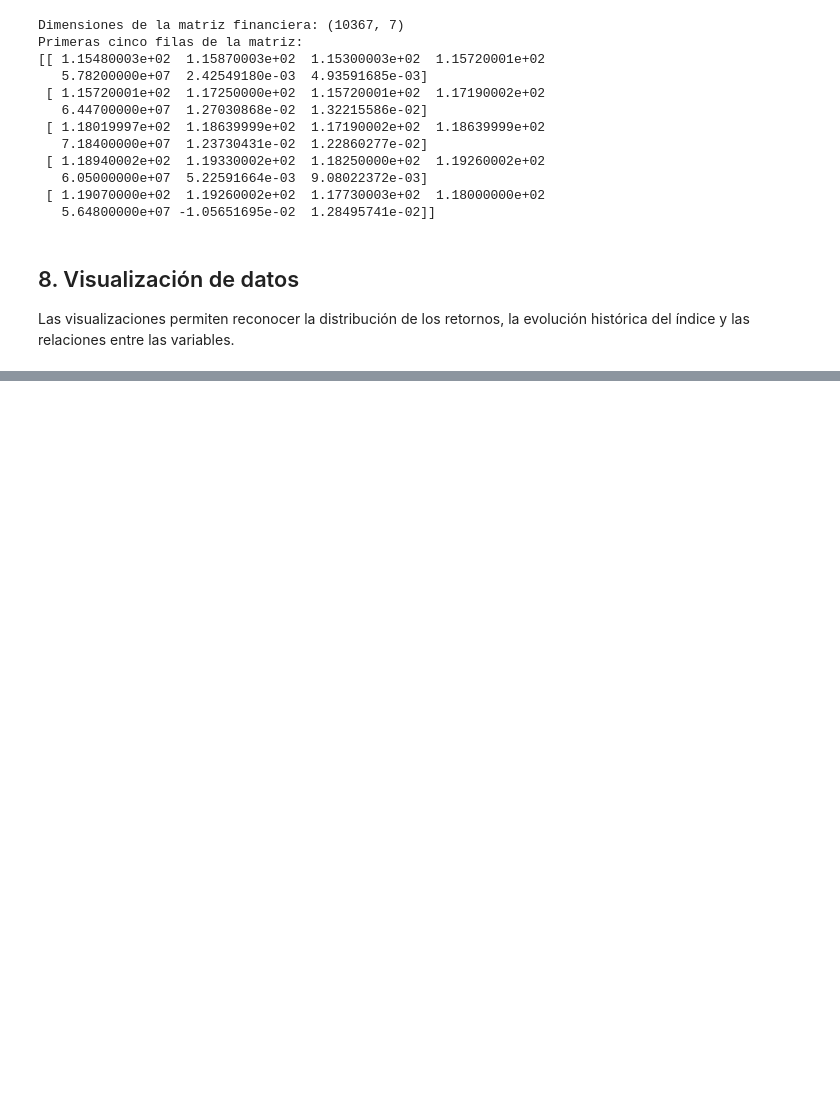
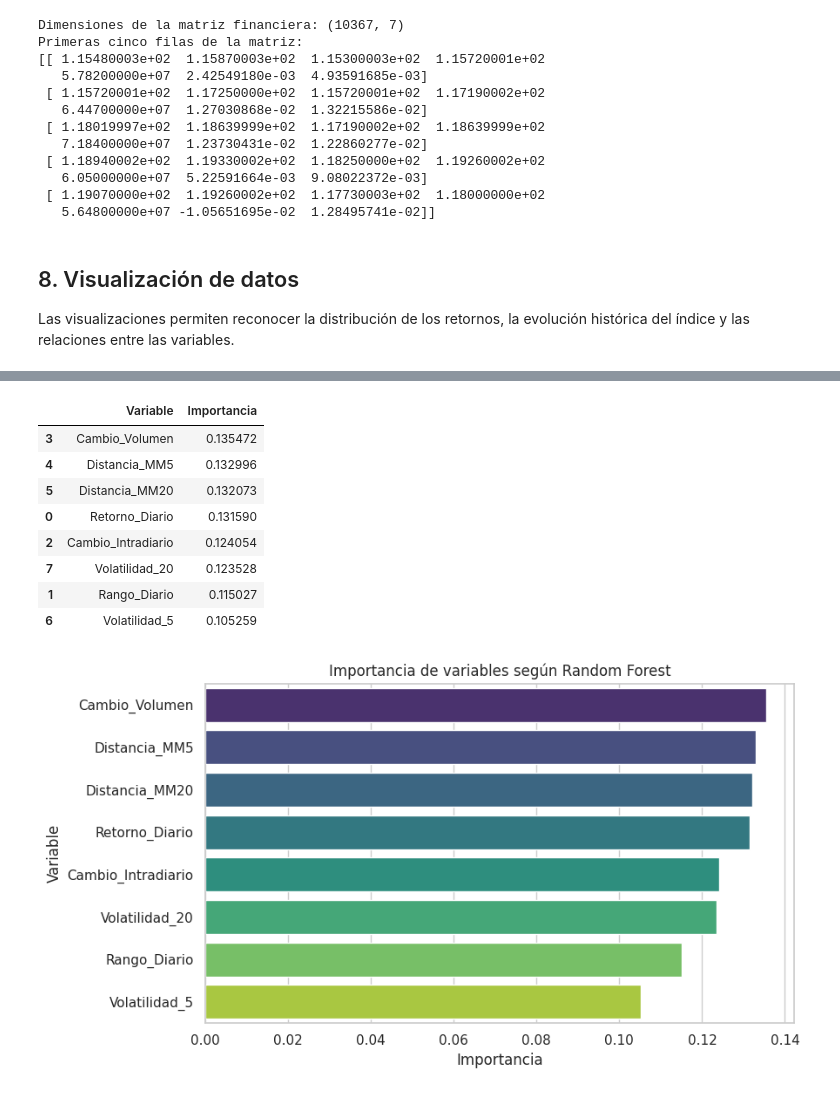
Before and after one commit to zKarloz/trabajo_final_machine_learning, a Jupyter notebook: notebooks/avance_trabajo_final.ipynb, the cells around one changed output, grey strips where cells are left out. Drawn from its saved outputs; the diff is of its cells as text; code cells hidden in the pictures; blank space fills up the shorter version.

```diff
--- a/notebooks/avance_trabajo_final.ipynb
+++ b/notebooks/avance_trabajo_final.ipynb
@@ -471,0 +865,35 @@ En el siguiente avance se definirán las variables independientes (X) y la varia
+# %%
+# Ordena la importancia calculada para cada característica
+importancia_variables = pd.DataFrame({
+    "Variable": variables_independientes,
+    "Importancia": modelo_rf.feature_importances_
+}).sort_values("Importancia", ascending=False)
+
+display(importancia_variables)
+
+plt.figure(figsize=(9, 5))
+sns.barplot(
+    data=importancia_variables,
+    x="Importancia",
+    y="Variable",
+    hue="Variable",
+    palette="viridis",
+    legend=False
+)
+
+plt.title("Importancia de variables según Random Forest")
+plt.xlabel("Importancia")
+plt.ylabel("Variable")
+plt.tight_layout()
+plt.show()
+# %% [output]
+|  | Variable | Importancia |
+| 3 | Cambio_Volumen | 0.135472 |
+| 4 | Distancia_MM5 | 0.132996 |
+| 5 | Distancia_MM20 | 0.132073 |
+| 0 | Retorno_Diario | 0.131590 |
+| 2 | Cambio_Intradiario | 0.124054 |
+| 7 | Volatilidad_20 | 0.123528 |
+| 1 | Rango_Diario | 0.115027 |
+| 6 | Volatilidad_5 | 0.105259 |
+[figure, added]
```
Also changed, not shown: parts of 31 cells of this notebook.
